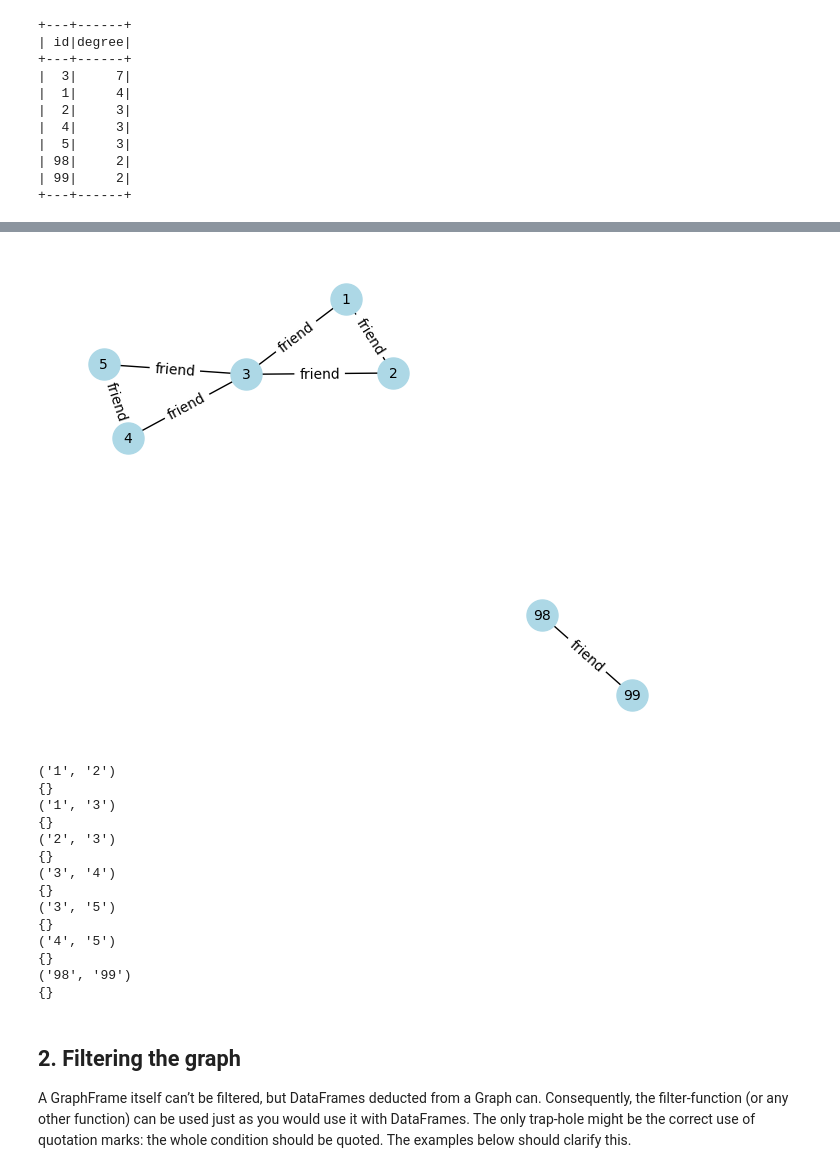
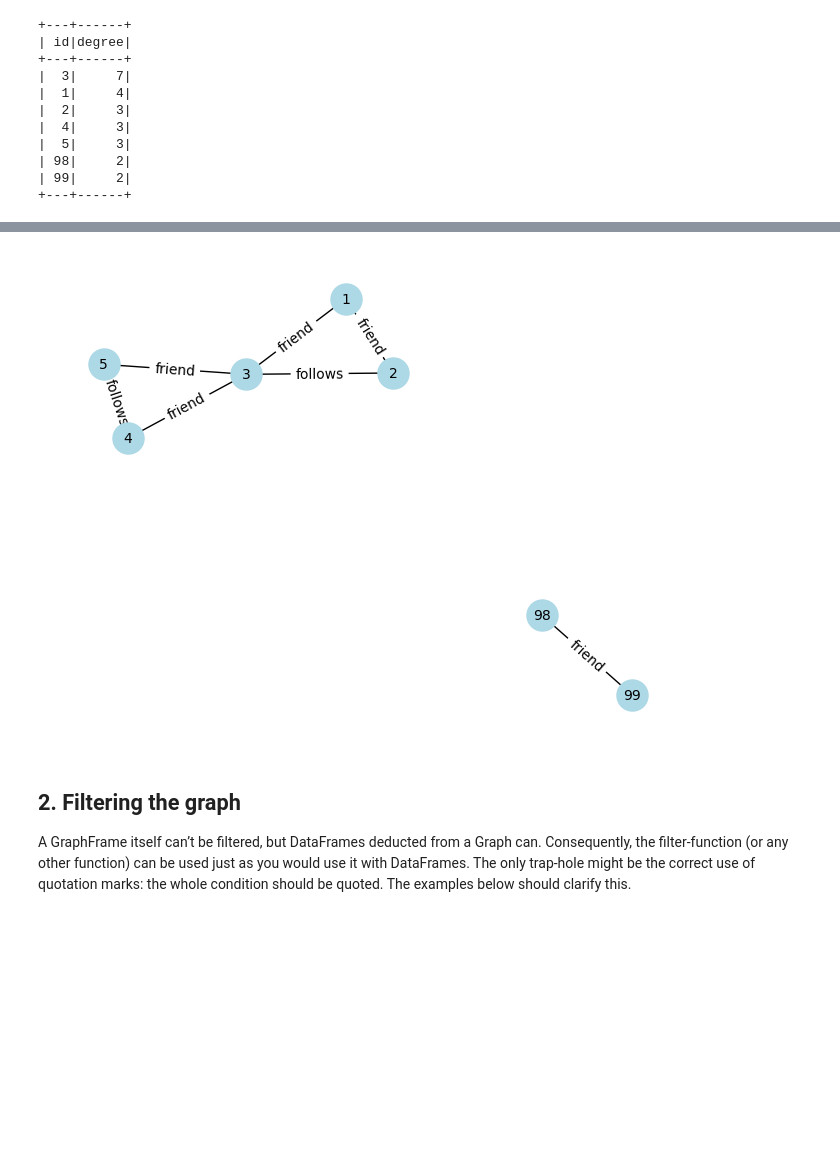
Before and after one commit to pengfei99/PySparkCommonFunc, a Jupyter notebook: notebooks/pyspark/advance/S01_GraphX/01.Getting_started.ipynb, the cells around one changed output, grey strips where cells are left out. Saved outputs shown, nothing was run; the diff lists cells and outputs as text; code cells hidden in the pictures; blank space fills up the shorter version.

```diff
--- a/notebooks/pyspark/advance/S01_GraphX/01.Getting_started.ipynb
+++ b/notebooks/pyspark/advance/S01_GraphX/01.Getting_started.ipynb
@@ -169,40 +169,32 @@ The GraphFrame we just created is a **directed graph**, and can be visualized as
 import networkx as nx
 import matplotlib.pyplot as plt
 
-nx_graph = nx.Graph()
-for edge in g.edges.collect():
-    nx_graph.add_edge(edge["src"], edge["dst"])
+def buildEdgesLabels(graph:GraphFrame):
+    edgeLabels = {}
+    # edgeList is a list of spark dataframe rows
+    edgeList = graph.edges.collect()
+    for edgeItem in edgeList:
+        edgeLabels[(edgeItem["src"], edgeItem["dst"])]=edgeItem["type"]
+    return edgeLabels
 
-# Define layout
-pos = nx.spring_layout(nx_graph, seed=42)
+def drawGraph(graph:GraphFrame):
+    nxGraph = nx.Graph()
+    for edge in graph.edges.collect():
+        nxGraph.add_edge(edge["src"], edge["dst"])
 
-# Draw nodes and edges
-nx.draw(nx_graph, pos, with_labels=True, node_size=500, node_color='lightblue', font_size=10, font_color='black')
-labels = {edge: "friend" for edge, data in nx_graph.edges.items()}
-nx.draw_networkx_edge_labels(nx_graph, pos, edge_labels=labels)
+    # Define layout
+    pos = nx.spring_layout(nxGraph, seed=42)
 
-plt.show()
+    # Draw nodes and edges
+    nx.draw(nxGraph, pos, with_labels=True, node_size=500, node_color='lightblue', font_size=10, font_color='black')
+    labels = buildEdgesLabels(g)
+    nx.draw_networkx_edge_labels(nxGraph, pos, edge_labels=labels)
+
+    plt.show()
-# %% [output]
-[figure, removed]
-# %%
-for edge, data in nx_graph.edges.items():
-    print(edge)
-    print(data)
-# %% [output]
-('1', '2')
-{}
-('1', '3')
-{}
-('2', '3')
-{}
-('3', '4')
-{}
-('3', '5')
-{}
-('4', '5')
-{}
-('98', '99')
-{}
+# %%
+drawGraph(g)
+# %% [output]
+[figure, added]
 # %% [markdown]
 ## 2. Filtering the graph
 
```
Also changed, not shown: 1 other file.
